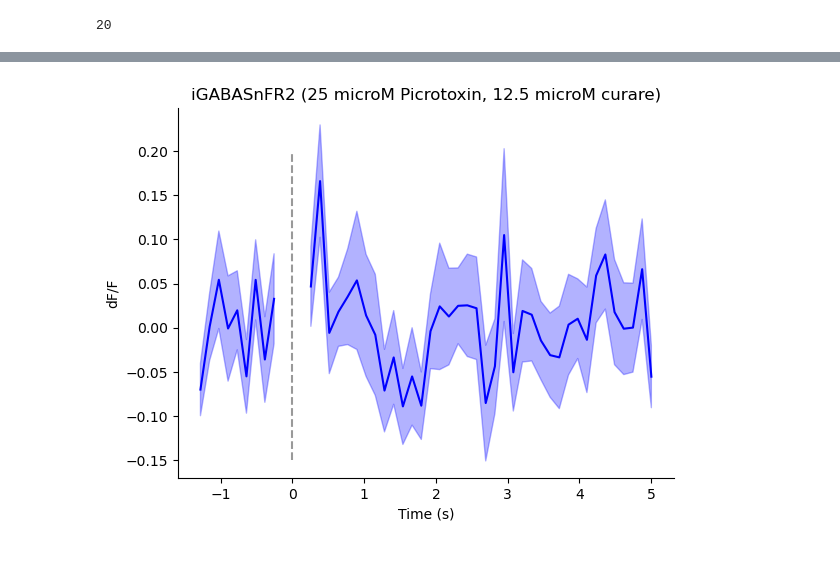
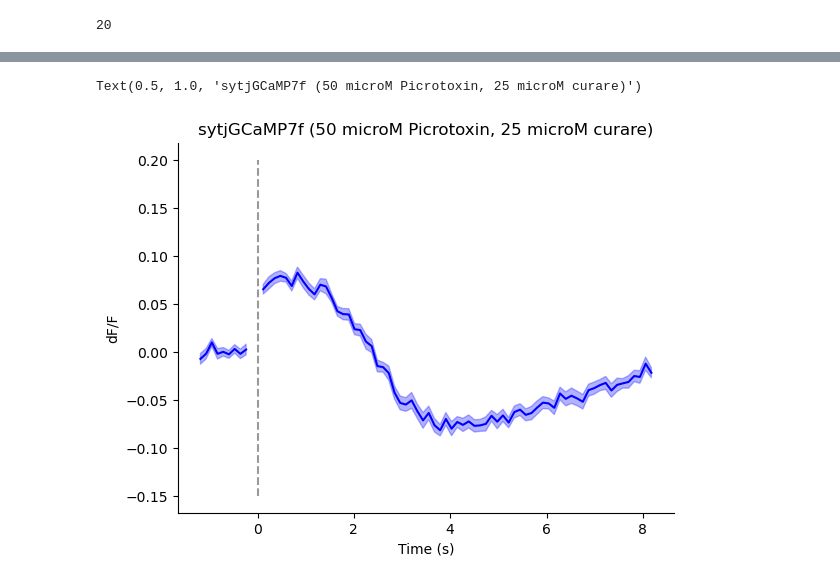
Before and after one commit to yfisher-lab/NeuromodPlasticity, a Jupyter notebook: Notebooks/ExVivo/nontrigger_stim.ipynb, the cells around one changed output, grey strips where cells are left out. Saved outputs shown, nothing was run; the diff lists cells and outputs as text; code cells hidden in the pictures.

```diff
--- a/Notebooks/ExVivo/nontrigger_stim.ipynb
+++ b/Notebooks/ExVivo/nontrigger_stim.ipynb
@@ -50,7 +48,7 @@ y_or = pp.calculate_zscored_F('outer_ring', exp_detrend=True,zscore=False)
 # %%
 pp.save()
 # %%
-if True:
+if False:
     n_rois=16
     gd = session_info['genotype_dir']
     d = session_info['date']
@@ -94,7 +97,7 @@ pp.metadata['mark_points']['repetitions']
 20
 # %%
 stim_times = [pp.metadata['mark_points']['initial_delay']]
-for i in range(pp.metadata['mark_points']['repetitions']):
+for i in range(pp.metadata['mark_points']['repetitions']-1):
     stim_times.append(pp.metadata['mark_points']['inter_point_delay']+pp.metadata['mark_points']['duration'])
 stim_times = np.array(stim_times)/1000
 stim_times = np.cumsum(stim_times)
@@ -110,13 +113,14 @@ for time in stim_times:
 stim_inds = np.array(stim_inds)
 # %%
 for ind in stim_inds:
-    y_or[ind-1:ind+2] = np.nan
+    y_or[ind-1:ind+1] = np.nan
 # y_or[ stim_inds]=np.nan
 # y_or[stim_inds-2]=np.nan
 
 # y_or[ stim_inds+3]=np.nan
 # %%
-stim_resp = np.zeros((len(stim_inds)-1, 50))
-for i, ind in enumerate(stim_inds[1:]):
-    stim_resp[i,:] = y_or[ind-10:ind+40]
+stim_resp = np.zeros((len(stim_inds), 80))
+for i, ind in enumerate(stim_inds[:]):
+    print(i)
+    stim_resp[i,:] = y_or[ind-10:ind+70]
 stim_resp -= np.nanmean(stim_resp[:,:10], axis=-1, keepdims=True)
@@ -123,24 +148,25 @@ stim_resp -= np.nanmean(stim_resp[:,:10], axis=-1, keepdims=True)
 # %%
 fig, ax= plt.subplots()
 mu = np.nanmean(stim_resp[:,:],axis=0)
 sem = sp.stats.sem(stim_resp,axis=0, nan_policy='omit')
 
-x = np.arange(-10*dt, 39*dt+1E-3, dt)
+x = np.arange(-10*dt, 69*dt+1E-3, dt)
 ax.plot(x, mu, color='blue')
 ax.fill_between(x, mu-sem, mu+sem, color='blue', alpha=.3)
 ax.set_xlabel('Time (s)')
 ax.set_ylabel('dF/F')
 ax.spines['top'].set_visible(False)
 ax.spines['right'].set_visible(False)
 ax.plot([0,0],[-.15,.2], 'k--',alpha=.4)
-ax.set_title('iGABASnFR2 (25 microM Picrotoxin, 12.5 microM curare)')
+ax.set_title('sytjGCaMP7f (50 microM Picrotoxin, 25 microM curare)')
 
 
-figfolder = pathlib.Path('/media/mplitt/SSD_storage/fig_scratch/EL_meetings/ER4d_iGABASnFR2_Chrimson88tdT/')
-figfolder.mkdir(parents=True, exist_ok=True)
-fig.savefig(figfolder / "example_stim.pdf")
+# figfolder = pathlib.Path('/media/mplitt/SSD_storage/fig_scratch/EL_meetings/ER4d_iGABASnFR2_Chrimson88tdT/')
+# figfolder.mkdir(parents=True, exist_ok=True)
+# fig.savefig(figfolder / "example_stim.pdf")
 # %% [output]
+Text(0.5, 1.0, 'sytjGCaMP7f (50 microM Picrotoxin, 25 microM curare)')
-[figure, old version]
+[figure, new version]
 # %%
 # for i in range(stim_resp.shape[0]):
 #     fig, ax= plt.subplots()
```
Also changed, not shown: parts of 9 cells of this notebook, 11 other files.
